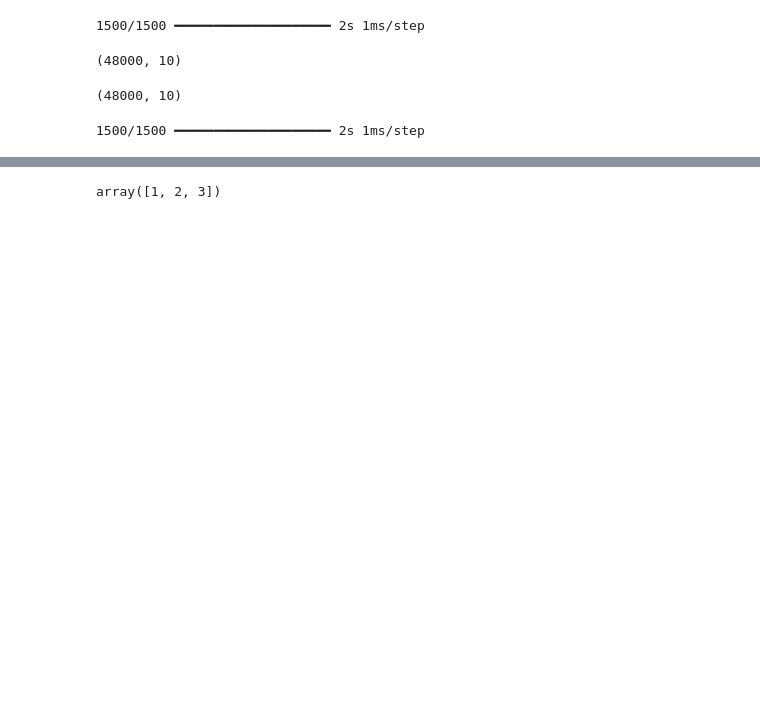
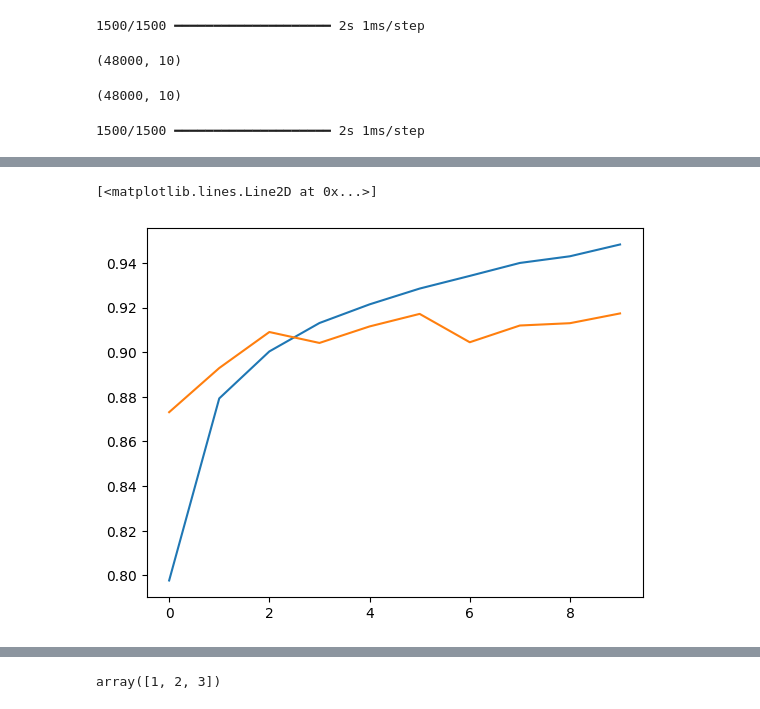
Before and after one commit to Ihan0316/ai_scool, a Jupyter notebook: 8월/8-18/DL_Test1.ipynb, the cells around one changed output, grey strips where cells are left out. Cells and saved outputs as stored; diff of their text form; code cells hidden in the pictures; blank space fills up the shorter version.

```diff
--- a/8월/8-18/DL_Test1.ipynb
+++ b/8월/8-18/DL_Test1.ipynb
@@ -141,3 +165,9 @@ plt.plot(hy.history['val_loss'])
+# %%
+plt.plot(hy.history['acc'])
+plt.plot(hy.history['val_acc'])
+# %% [output]
+[<matplotlib.lines.Line2D at 0x...>]
+[figure, added]
 # %%
 tr_scs = m.evaluate(e_tr_x, e_tr_y)
 val_scs = m.evaluate(e_val_x, e_val_y)
```
Also changed, not shown: parts of 38 cells of this notebook, 3 other files.
